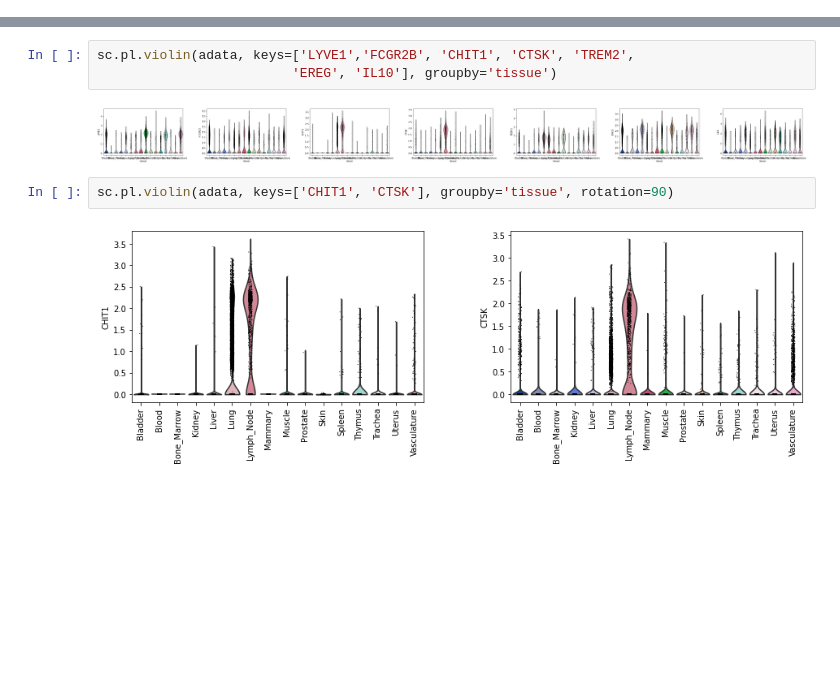
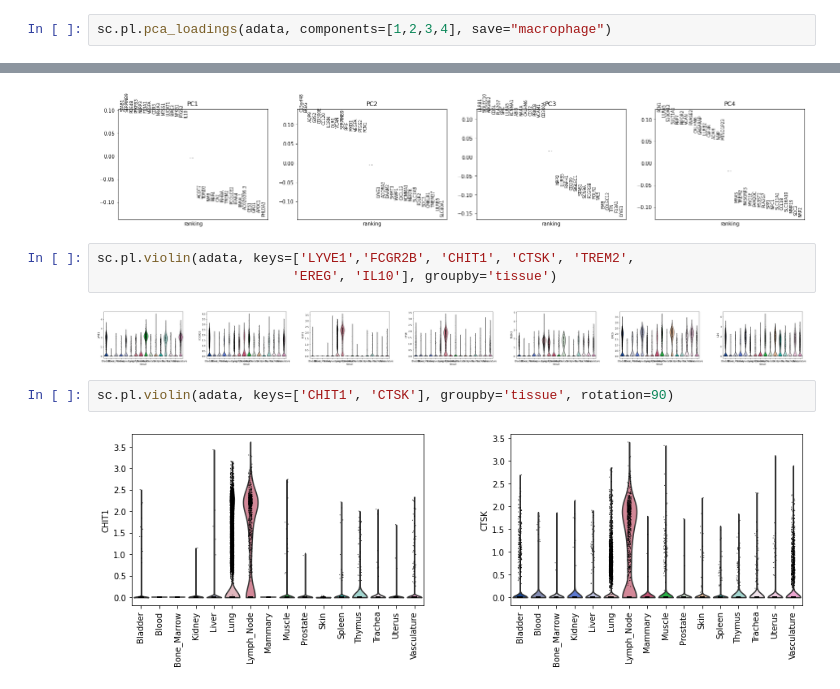
Before and after one commit to michael-swift/tsp-immune-analysis, a Jupyter notebook: notebooks/immune_signatures/nheatmap.ipynb, the cells around one changed output, grey strips where cells are left out. Cells and saved outputs as stored; diff of their text form; blank space fills up the shorter version.

```diff
--- a/notebooks/immune_signatures/nheatmap.ipynb
+++ b/notebooks/immune_signatures/nheatmap.ipynb
@@ -88 +94,4 @@ sc.pl.pca(adata, components=[2,3], color='tissue', size = 100)
 [figure]
+# %%
+sc.pl.pca_loadings(adata, components=[1,2,3,4], save="macrophage")
+# %% [output]
@@ -89,3 +99,4 @@ sc.pl.pca(adata, components=[2,3], color='tissue', size = 100)
+[figure, added]
 # %%
 sc.pl.violin(adata, keys=['LYVE1','FCGR2B', 'CHIT1', 'CTSK', 'TREM2',
                          'EREG', 'IL10'], groupby='tissue')
```
Also changed, not shown: parts of 16 cells of this notebook, 4 other files.
